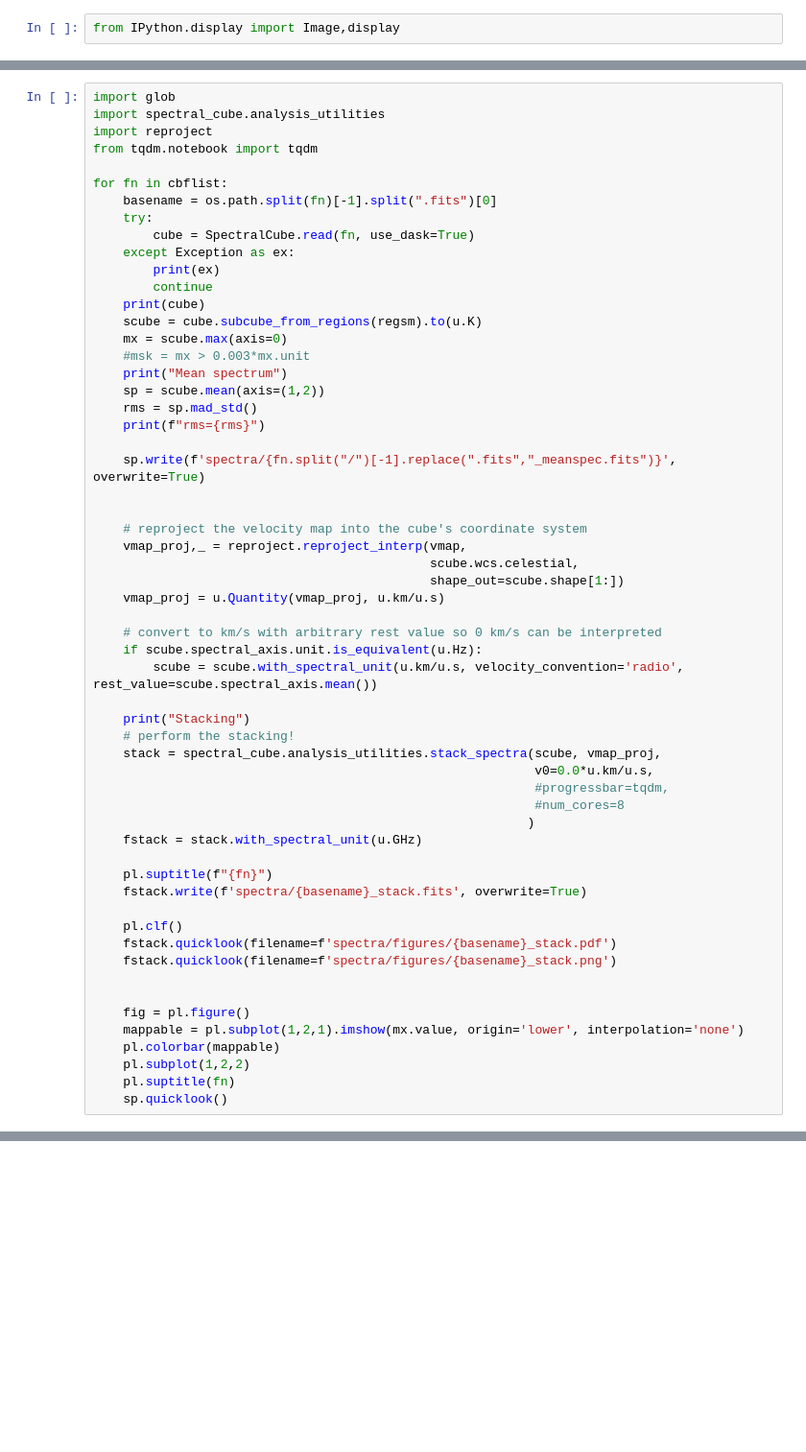
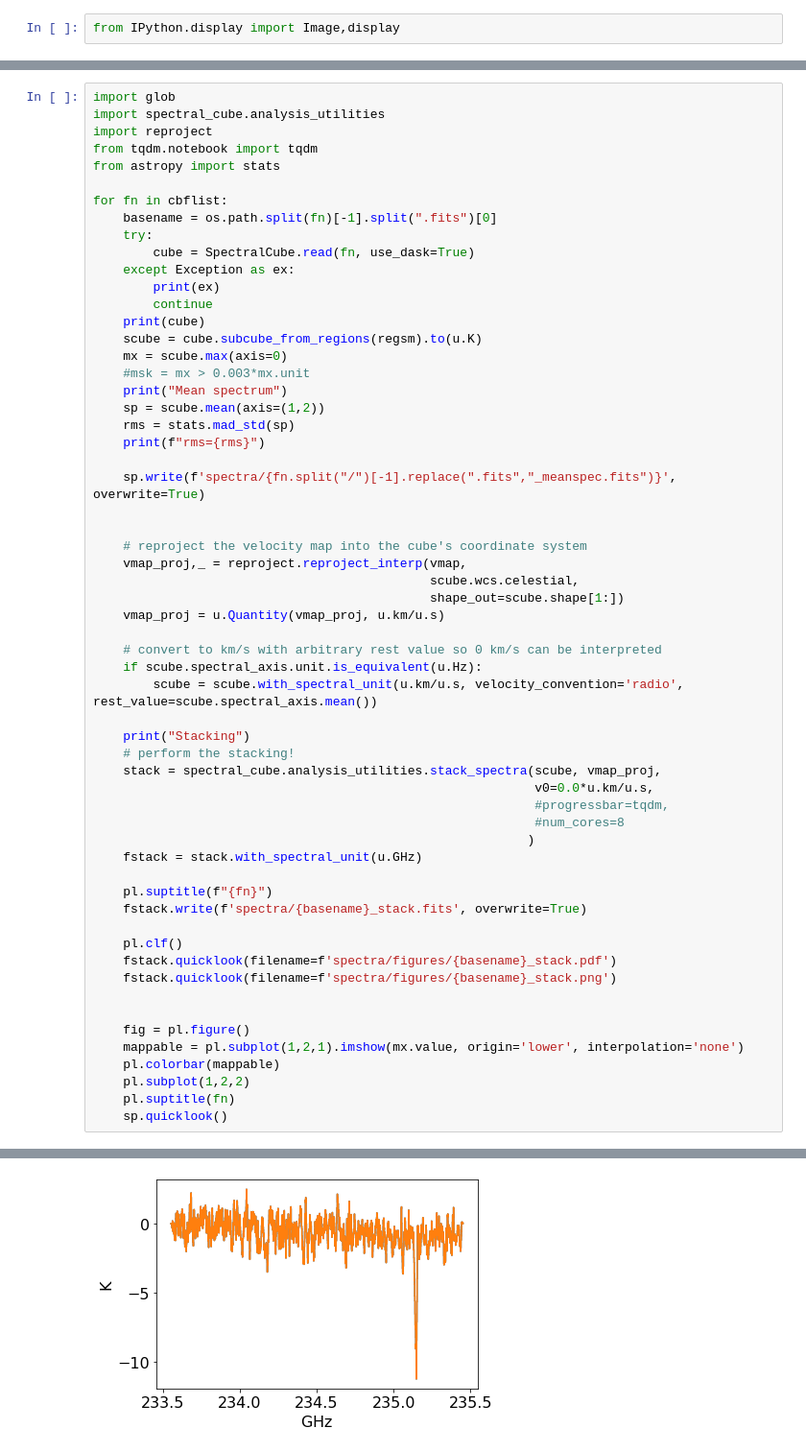
Before and after one commit to keflavich/saltmining, a Jupyter notebook: notebooks/SanhuezaG5.ipynb, the cells around one changed output, grey strips where cells are left out. Shown at 96% size. Drawn from its saved outputs; the diff is of its cells as text; blank space fills up the shorter version.

```diff
--- a/notebooks/SanhuezaG5.ipynb
+++ b/notebooks/SanhuezaG5.ipynb
@@ -291,6 +355,7 @@ import glob
 import spectral_cube.analysis_utilities
 import reproject
 from tqdm.notebook import tqdm
+from astropy import stats
 
 for fn in cbflist:
     basename = os.path.split(fn)[-1].split(".fits")[0]
@@ -305,7 +370,7 @@ for fn in cbflist:
     #msk = mx > 0.003*mx.unit
     print("Mean spectrum")
     sp = scube.mean(axis=(1,2))
-    rms = sp.mad_std()
+    rms = stats.mad_std(sp)
     print(f"rms={rms}")
 
     sp.write(f'spectra/{fn.split("/")[-1].replace(".fits","_meanspec.fits")}', overwrite=True)
@@ -344,3 +409,4 @@ for fn in cbflist:
     pl.subplot(1,2,2)
     pl.suptitle(fn)
     sp.quicklook()
+# %% [output]
@@ -346,0 +445 @@ for fn in cbflist:
+[figure, added]
```
Also changed, not shown: parts of 14 cells of this notebook, 6 other files.
